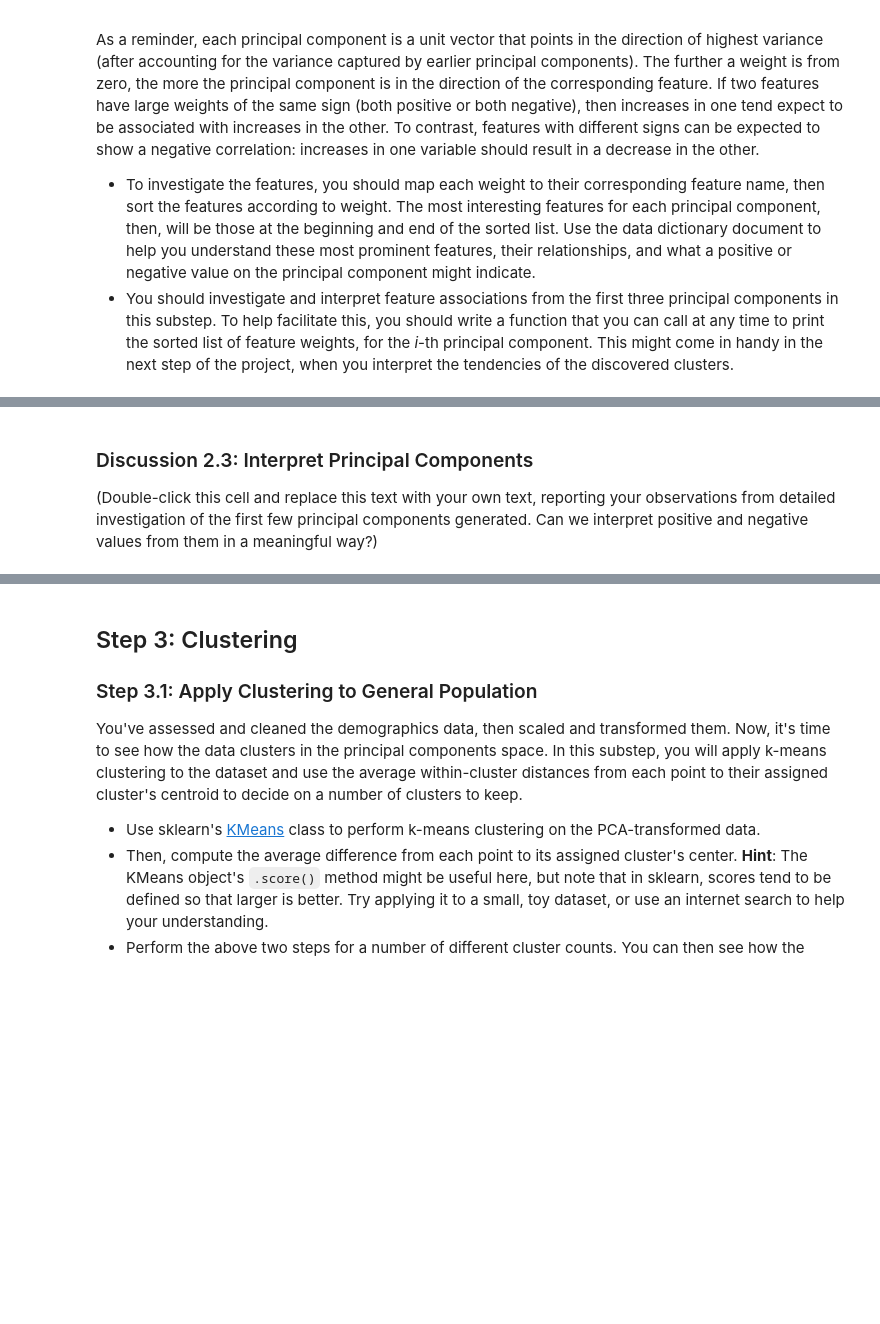
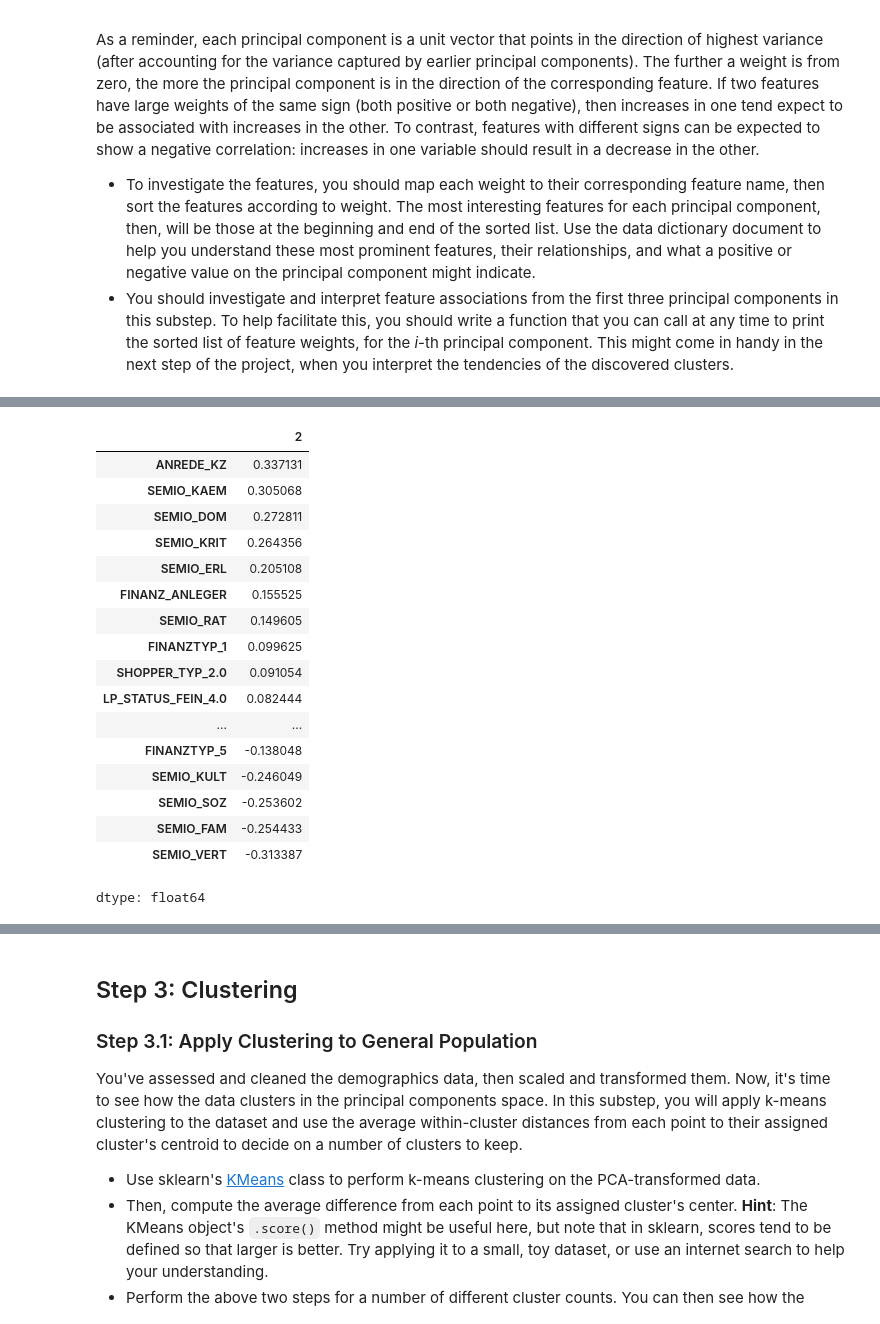
Before and after one commit to AlaaAbdelrahim5/Identify_Customer_Segments, a Jupyter notebook: Identify_Customer_Segments.ipynb, the cells around one changed output, grey strips where cells are left out. Cells and saved outputs as stored; diff of their text form; code cells hidden in the pictures; blank space fills up the shorter version.

```diff
--- a/Identify_Customer_Segments.ipynb
+++ b/Identify_Customer_Segments.ipynb
@@ -602,7 +676,24 @@ As a reminder, each principal component is a unit vector that points in the dire
 # %%
 # Map weights for the third principal component to corresponding feature names
 # and then print the linked values, sorted by weight.
+
+display(pca_weights(pca, 2))
+# %% [output]
+|  | 2 |
+| ANREDE_KZ | 0.337131 |
+| SEMIO_KAEM | 0.305068 |
+| SEMIO_DOM | 0.272811 |
+| SEMIO_KRIT | 0.264356 |
+| SEMIO_ERL | 0.205108 |
+| FINANZ_ANLEGER | 0.155525 |
+| SEMIO_RAT | 0.149605 |
+| FINANZTYP_1 | 0.099625 |
+| SHOPPER_TYP_2.0 | 0.091054 |
+| LP_STATUS_FEIN_4.0 | 0.082444 |
+| ... | ... |
+| FINANZTYP_5 | -0.138048 |
+| SEMIO_KULT | -0.246049 |
+| SEMIO_SOZ | -0.253602 |
+| SEMIO_FAM | -0.254433 |
+| SEMIO_VERT | -0.313387 |
+dtype: float64
-# %% [markdown]
-### Discussion 2.3: Interpret Principal Components
-
-(Double-click this cell and replace this text with your own text, reporting your observations from detailed investigation of the first few principal components generated. Can we interpret positive and negative values from them in a meaningful way?)
```
Also changed, not shown: parts of 20 cells of this notebook.
